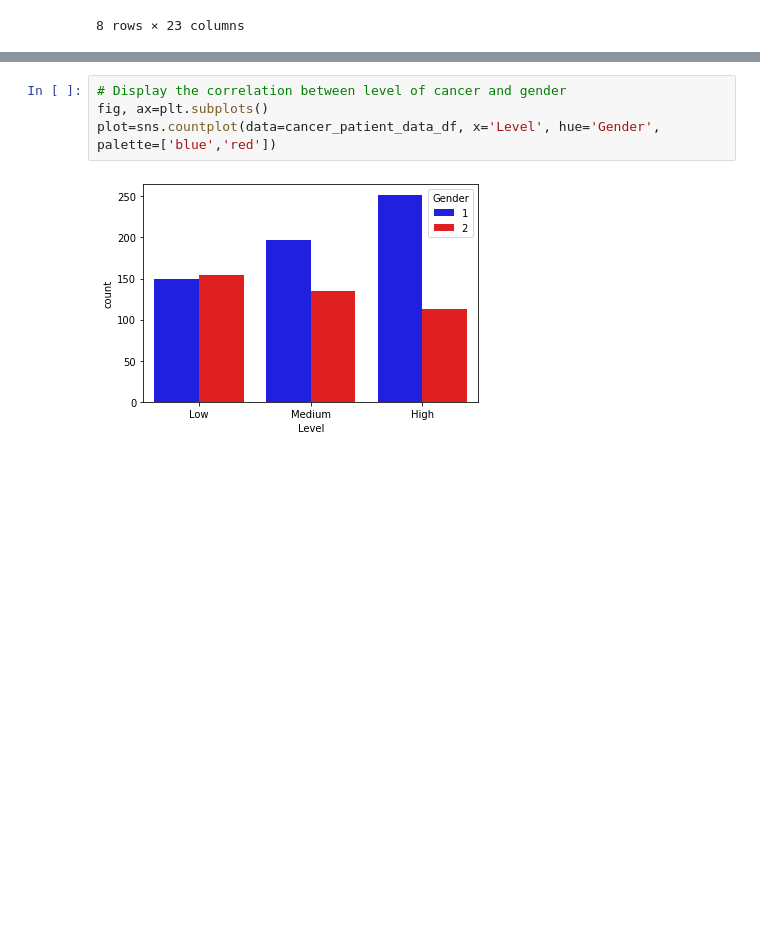
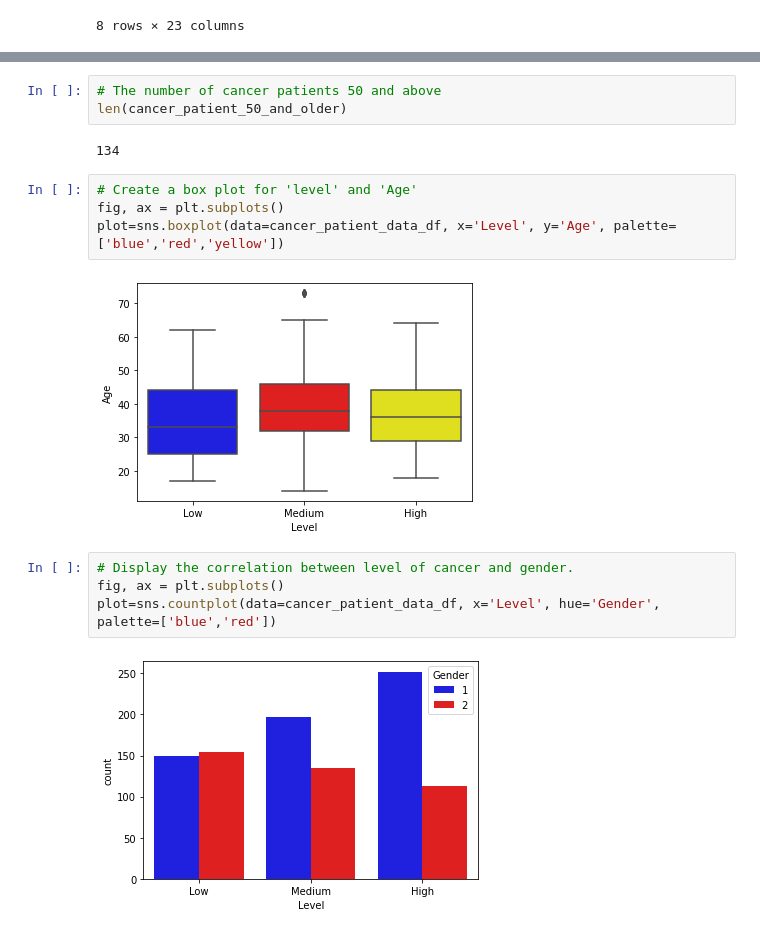
Before and after one commit to amarks5/Predicting-Lung-Cancer-Levels, a Jupyter notebook: Resources/cancer_patient_data_sets_review.ipynb, the cells around one changed output, grey strips where cells are left out. Saved outputs shown, nothing was run; the diff lists cells and outputs as text; blank space fills up the shorter version.

Commit message:
added age info to cancer_patient...

```diff
--- a/Resources/cancer_patient_data_sets_review.ipynb
+++ b/Resources/cancer_patient_data_sets_review.ipynb
@@ -229,6 +241,17 @@ hist = ax.hist(x = cancer_patient_data_df['Age'], color='blue')
+# %%
+# The number of cancer patients 50 and above
+len(cancer_patient_50_and_older)
+# %% [output]
+134
+# %%
+# Create a box plot for 'level' and 'Age'
+fig, ax = plt.subplots()
+plot=sns.boxplot(data=cancer_patient_data_df, x='Level', y='Age', palette=['blue','red','yellow'])
+# %% [output]
+[figure, added]
 # %%
-# Display the correlation between level of cancer and gender
-fig, ax=plt.subplots()
+# Display the correlation between level of cancer and gender.
+fig, ax = plt.subplots()
 plot=sns.countplot(data=cancer_patient_data_df, x='Level', hue='Gender', palette=['blue','red'])
 # %% [output]
 [figure]
```
Also changed, not shown: parts of 5 cells of this notebook.
